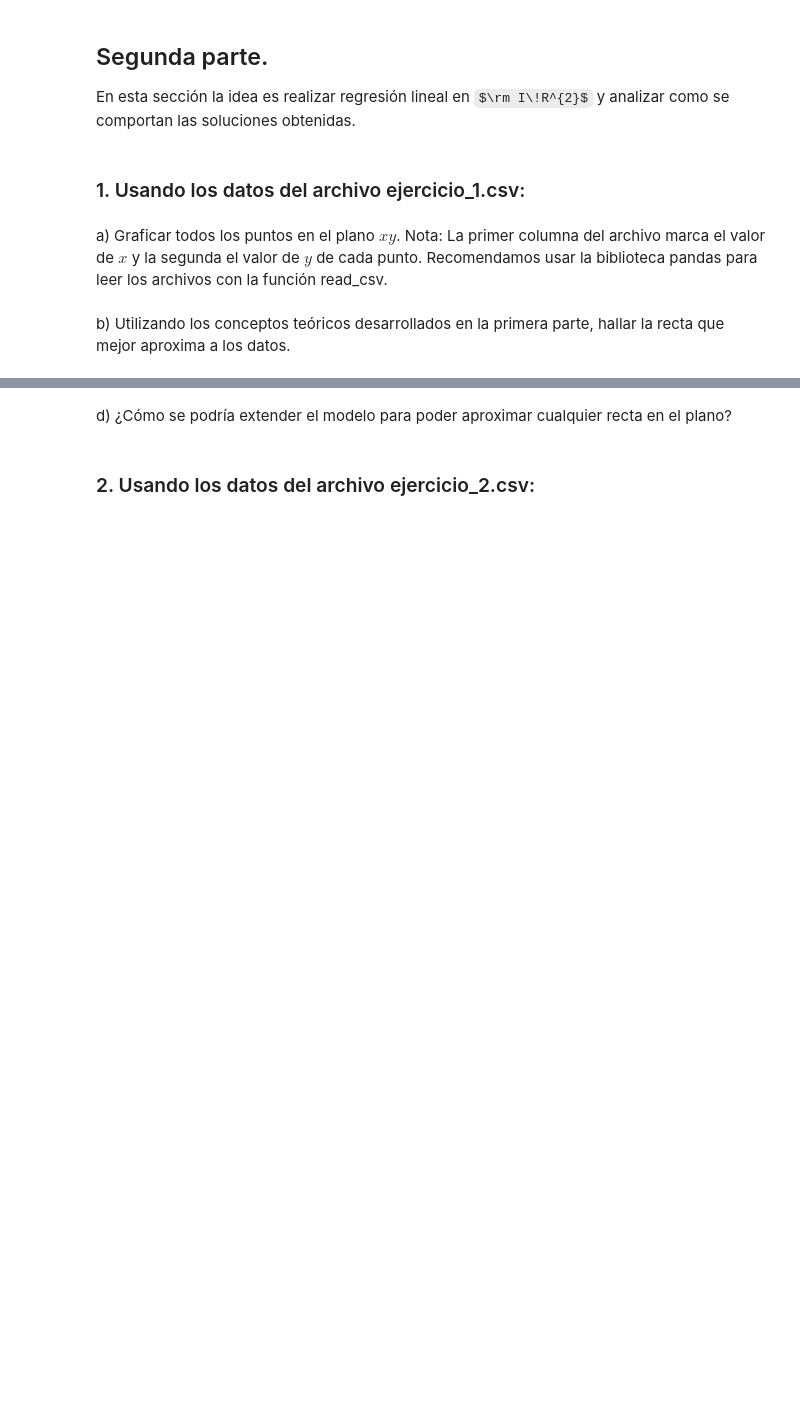
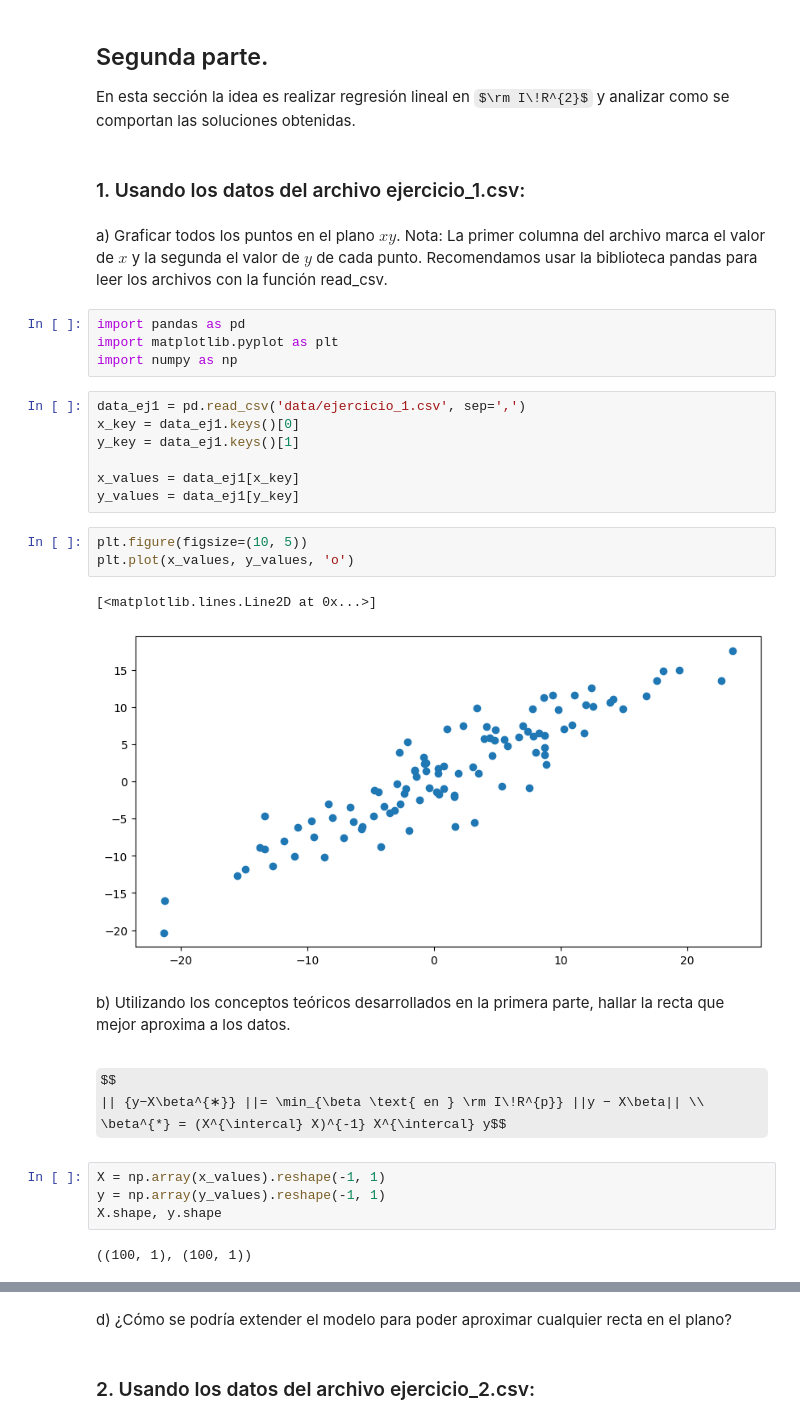
Before and after one commit to IgnacioPardo/Metodos_TP1, a Jupyter notebook: TP1.ipynb, the cells around one changed output, grey strips where cells are left out. Cells and saved outputs as stored; diff of their text form; some formulas as TeX source; blank space fills up the shorter version.

```diff
--- a/TP1.ipynb
+++ b/TP1.ipynb
@@ -138,5 +162,32 @@ En esta sección la idea es realizar regresión lineal en $\rm I\!R^{2}$ y anali
 # %% [markdown]
 a) Graficar todos los puntos en el plano $xy$.
 Nota: La primer columna del archivo marca el valor de $x$ y la segunda el valor de $y$ de cada punto. Recomendamos usar la biblioteca pandas para leer los archivos con la función read_csv.
+# %%
+import pandas as pd
+import matplotlib.pyplot as plt
+import numpy as np
+# %%
+data_ej1 = pd.read_csv('data/ejercicio_1.csv', sep=',')
+x_key = data_ej1.keys()[0]
+y_key = data_ej1.keys()[1]
+
+x_values = data_ej1[x_key]
+y_values = data_ej1[y_key]
+# %%
+plt.figure(figsize=(10, 5))
+plt.plot(x_values, y_values, 'o')
+# %% [output]
+[<matplotlib.lines.Line2D at 0x...>]
+[figure, added]
 # %% [markdown]
 b) Utilizando los conceptos teóricos desarrollados en la primera parte, hallar la recta que mejor aproxima a los datos.
+# %% [markdown]
+$$
+|| {y−X\beta^{∗}} ||= \min_{\beta \text{ en } \rm I\!R^{p}} ||y − X\beta|| \\
+\beta^{*} = (X^{\intercal} X)^{-1} X^{\intercal} y$$
+# %%
+X = np.array(x_values).reshape(-1, 1)
+y = np.array(y_values).reshape(-1, 1)
+X.shape, y.shape
+# %% [output]
+((100, 1), (100, 1))
```
Also changed, not shown: parts of 10 cells of this notebook, 2 other files.
